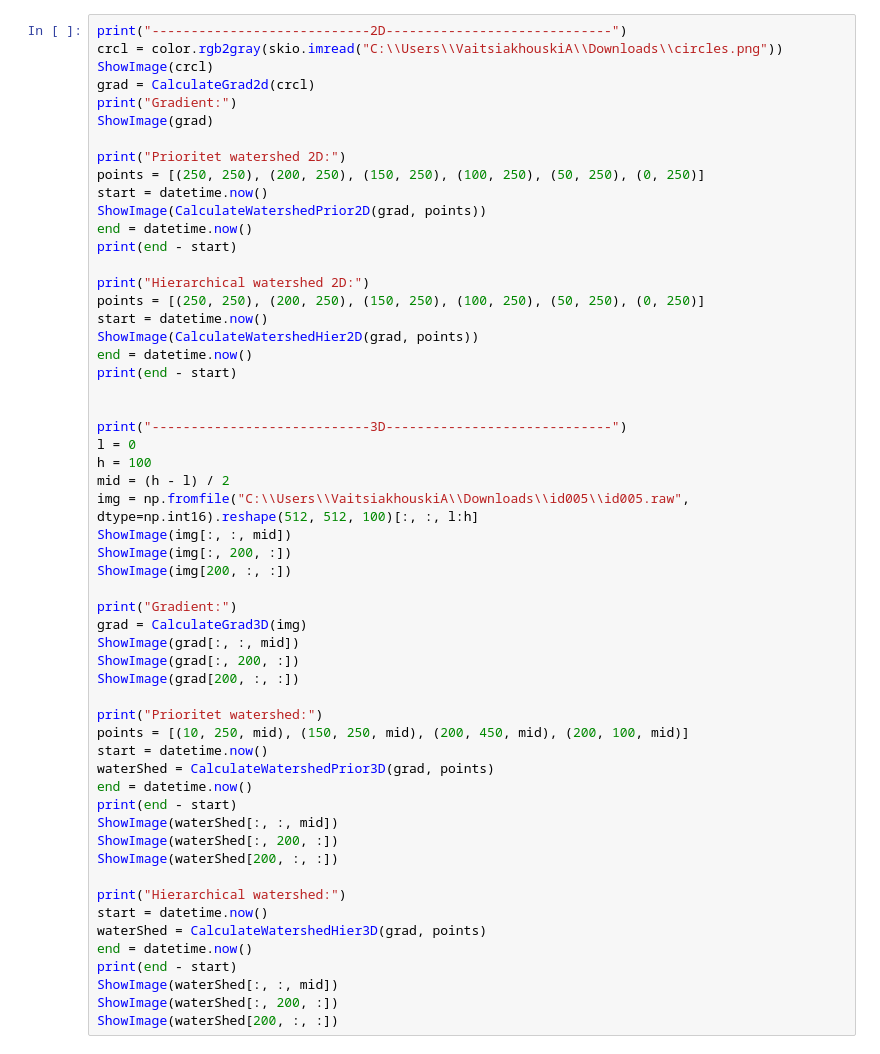
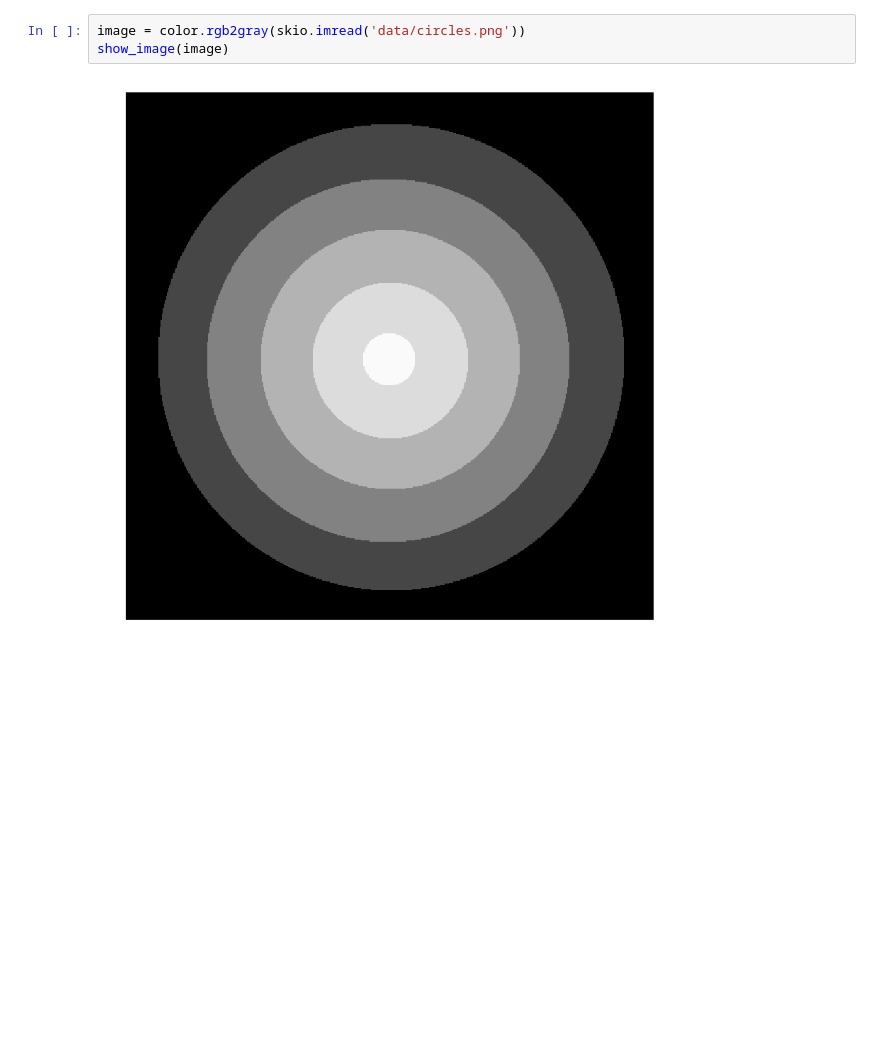
Before and after one commit to YRustt/B16-17-DIPA, a Jupyter notebook: lab6.ipynb, the cells around one changed output. Cells and saved outputs as stored; diff of their text form; blank space fills up the shorter version.

```diff
--- a/lab6.ipynb
+++ b/lab6.ipynb
@@ -146,56 +83,5 @@ def CalculateWatershedHier3D(grad, points):
-# %%
-print("----------------------------2D-----------------------------")
-crcl = color.rgb2gray(skio.imread("C:\\Users\\VaitsiakhouskiA\\Downloads\\circles.png"))
-ShowImage(crcl)
-grad = CalculateGrad2d(crcl)
-print("Gradient:")
-ShowImage(grad)
-
-print("Prioritet watershed 2D:")
-points = [(250, 250), (200, 250), (150, 250), (100, 250), (50, 250), (0, 250)]
-start = datetime.now()
-ShowImage(CalculateWatershedPrior2D(grad, points))
-end = datetime.now()
-print(end - start)
-
-print("Hierarchical watershed 2D:")
-points = [(250, 250), (200, 250), (150, 250), (100, 250), (50, 250), (0, 250)]
-start = datetime.now()
-ShowImage(CalculateWatershedHier2D(grad, points))
-end = datetime.now()
-print(end - start)
-
-
-print("----------------------------3D-----------------------------")
-l = 0
-h = 100
-mid = (h - l) / 2
-img = np.fromfile("C:\\Users\\VaitsiakhouskiA\\Downloads\\id005\\id005.raw", dtype=np.int16).reshape(512, 512, 100)[:, :, l:h]
-ShowImage(img[:, :, mid])
-ShowImage(img[:, 200, :])
-ShowImage(img[200, :, :])
-
-print("Gradient:")
-grad = CalculateGrad3D(img)
-ShowImage(grad[:, :, mid])
-ShowImage(grad[:, 200, :])
-ShowImage(grad[200, :, :])
-
-print("Prioritet watershed:")
-points = [(10, 250, mid), (150, 250, mid), (200, 450, mid), (200, 100, mid)]
-start = datetime.now()
-waterShed = CalculateWatershedPrior3D(grad, points)
-end = datetime.now()
-print(end - start)
-ShowImage(waterShed[:, :, mid])
-ShowImage(waterShed[:, 200, :])
-ShowImage(waterShed[200, :, :])
-
-print("Hierarchical watershed:")
-start = datetime.now()
-waterShed = CalculateWatershedHier3D(grad, points)
-end = datetime.now()
-print(end - start)
-ShowImage(waterShed[:, :, mid])
-ShowImage(waterShed[:, 200, :])
-ShowImage(waterShed[200, :, :])
+# %%
+image = color.rgb2gray(skio.imread('data/circles.png'))
+show_image(image)
+# %% [output]
+[figure, added]
```
Also changed, not shown: parts of 14 cells of this notebook, 1 other file.
